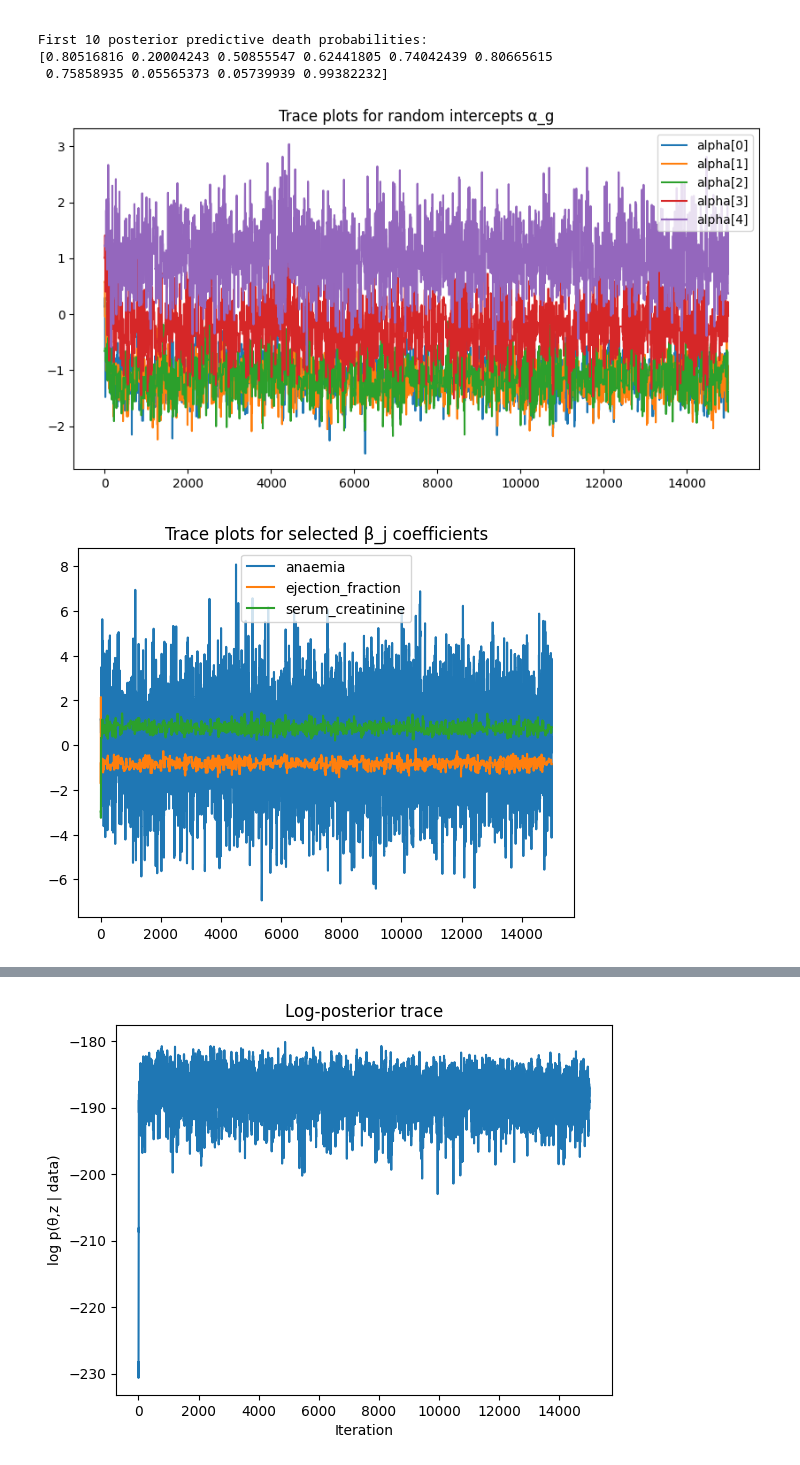
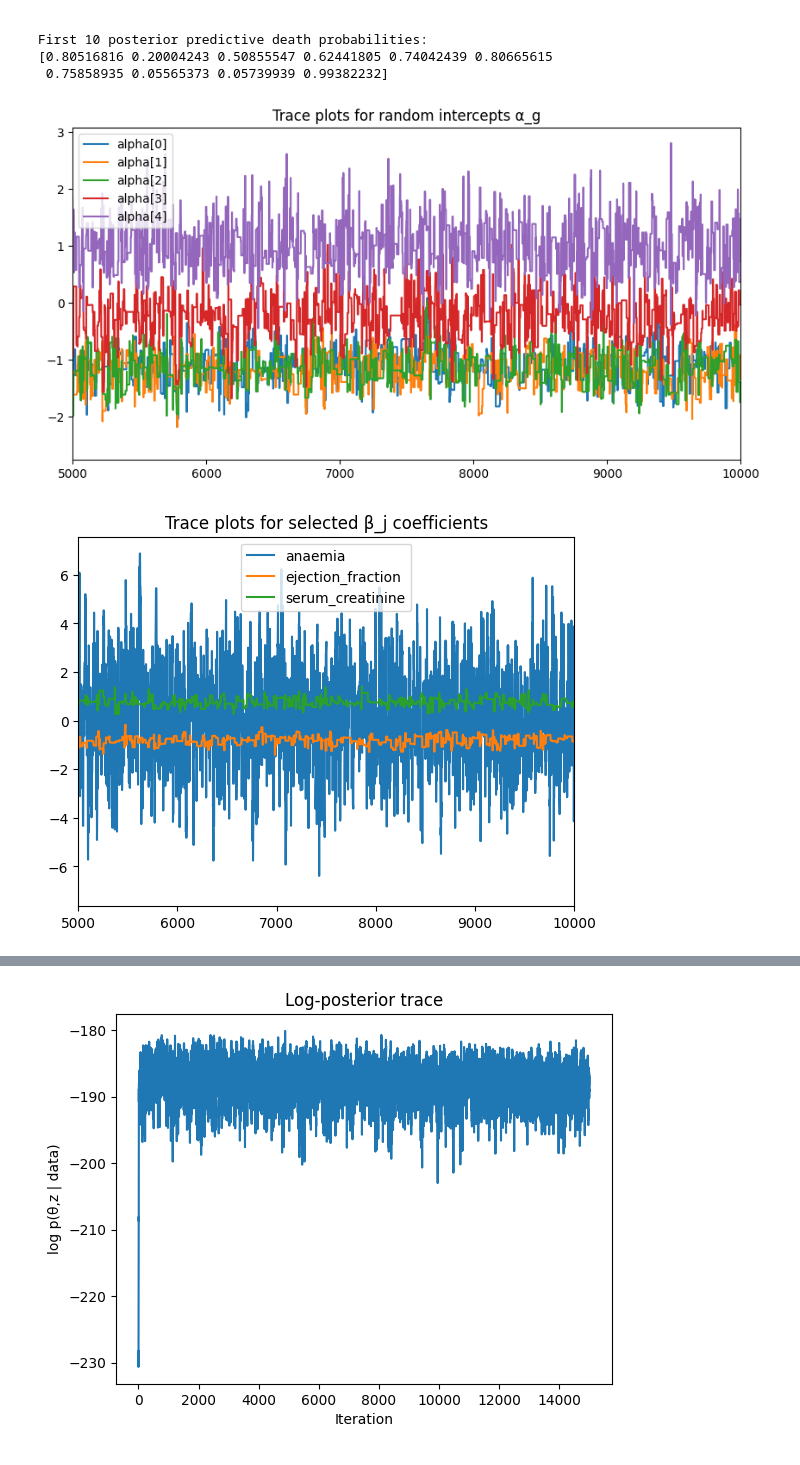
Before and after one commit to jingaling00/bayesian-stats-final-project-fa25, a Jupyter notebook: bayesian-final-proj-fa25.ipynb, the cells around one changed output, grey strips where cells are left out. Drawn from its saved outputs; the diff is of its cells as text; code cells hidden in the pictures.

```diff
--- a/bayesian-final-proj-fa25.ipynb
+++ b/bayesian-final-proj-fa25.ipynb
@@ -449,19 +449,21 @@ First 10 posterior predictive death probabilities:
 # %%
 plt.figure(figsize=(10,5))
 for g in range(G):
-    plt.plot(alpha_samples[:, g], label=f"alpha[{g}]")
+    plt.plot(alpha_samples[5000:, g], label=f"alpha[{g}]")
 plt.legend()
+plt.xlim(5000,10000)
 plt.title("Trace plots for random intercepts α_g")
 plt.show()
 # %% [output]
-[figure, old version]
+[figure, new version]
 # %%
 for j in [0, 3, 6]:   # example indices
-    plt.plot(beta_samples[:, j], label=predictor_cols[j])
+    plt.plot(beta_samples[5000:, j], label=predictor_cols[j])
 plt.legend()
+plt.xlim(5000,10000)
 plt.title("Trace plots for selected β_j coefficients")
 plt.show()
 # %% [output]
-[figure, old version]
+[figure, new version]
 # %%
 plt.figure(figsize=(10,5))
```
Also changed, not shown: parts of 9 cells of this notebook.
